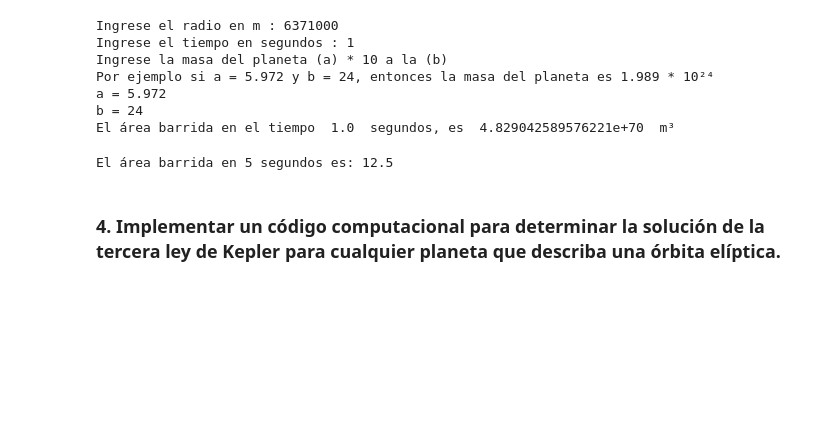
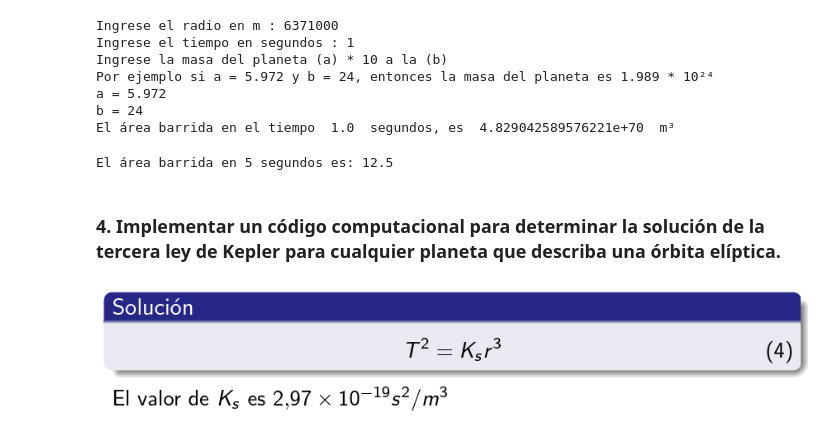
Before and after one commit to NoheliaEstefhania/FC_Lab_2023, a Jupyter notebook: Lab004/Gravitacion.ipynb, the cells around one changed output. Cells and saved outputs as stored; diff of their text form; code cells hidden in the pictures; blank space fills up the shorter version.

```diff
--- a/Lab004/Gravitacion.ipynb
+++ b/Lab004/Gravitacion.ipynb
@@ -128,5 +154,11 @@ print("El área barrida en", tiempo, "segundos es:", round(area_barrida, 2))
 El área barrida en 5 segundos es: 12.5
 # %% [markdown]
 ### **4. Implementar un código computacional para determinar la solución de la tercera ley de Kepler para cualquier planeta que describa una órbita elíptica.**
+# %%
+#imagen se cálculos previos
+from IPython.display import Image
+Image('/content/drive/MyDrive/FC_Images/terceraLeyKepler.png')
+# %% [output]
+[figure, added]
 # %%
 #tercera ley de kepler, determinación del área en un tiempo t
```
Also changed, not shown: parts of 10 cells of this notebook.
